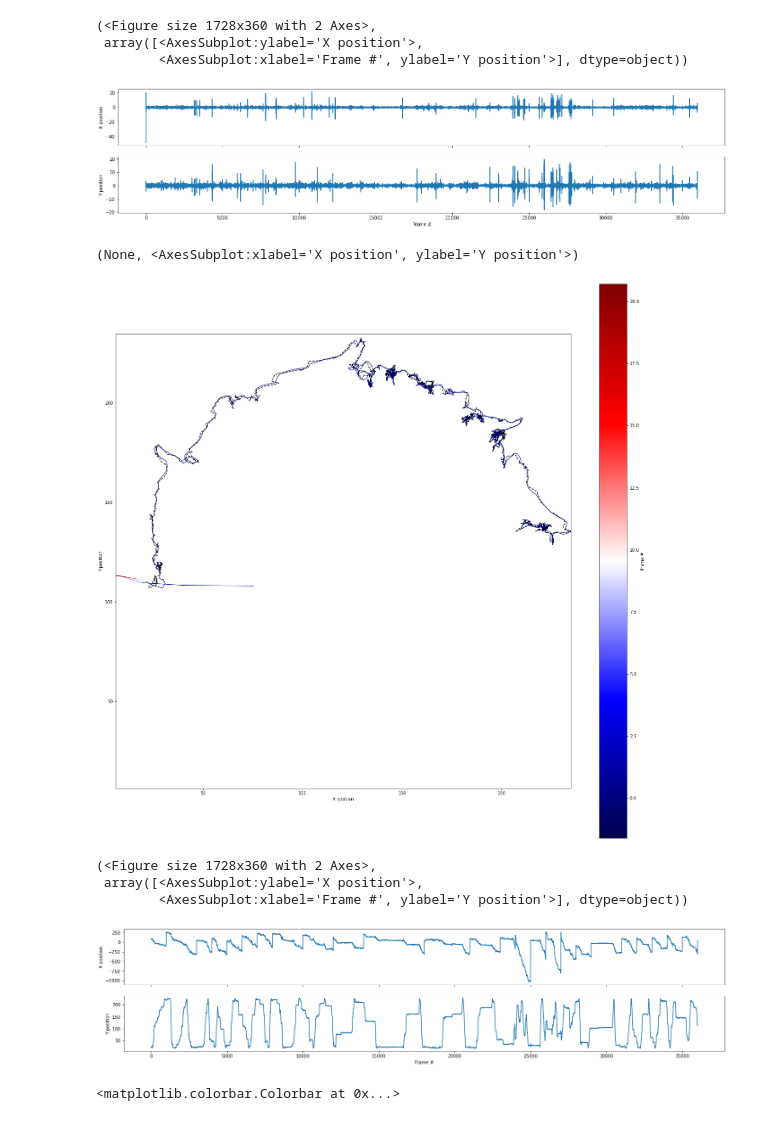
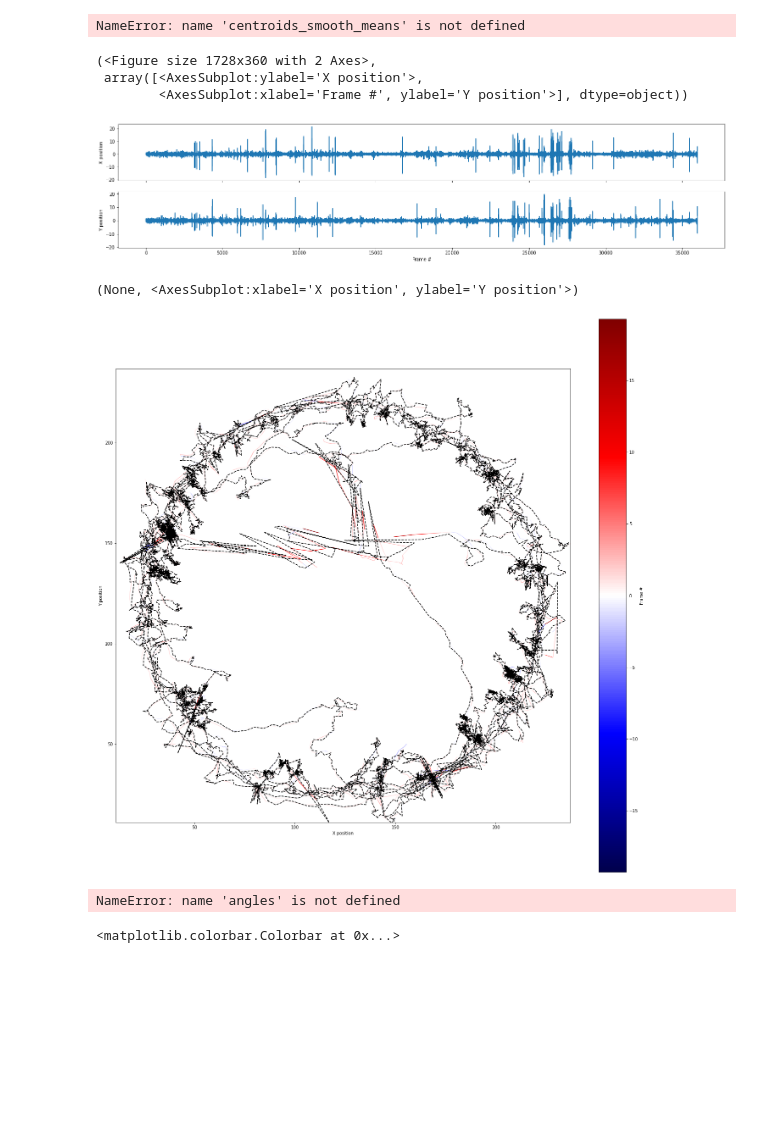
Before and after one commit to tischfieldlab/moseq2-detectron-extract, a Jupyter notebook: notebooks/kalman.ipynb, the cells around one changed output. Drawn from its saved outputs; the diff is of its cells as text; code cells hidden in the pictures; blank space fills up the shorter version.

```diff
--- a/notebooks/kalman.ipynb
+++ b/notebooks/kalman.ipynb
@@ -83,18 +87,24 @@ def calc_keypoint_dist(frames):
                 dist[f, i, j] = math.sqrt( ((frames[f, i, 0]-frames[f, j, 0])**2) + ((frames[f, i, 1]-frames[f, j, 1])**2) )
     return dist
 # %%
-dataset_path = r"D:\moseq-extract-testing\test_2animal_full_timecourse\20MOS08-F\session_20201026124130\proc_5k\results_00.h5"
+#dataset_path = r"D:\moseq-extract-testing\test_2animal_full_timecourse\20MOS08-F\session_20201026124130\proc_5k\results_00.h5"
+dataset_path = r"C:\Users\Josh\Downloads\results_00.h5"
 # %%
 
 with h5py.File(dataset_path) as h5:
     centroids = np.stack((h5['/scalars/centroid_x_px'][()], h5['/scalars/centroid_x_px'][()]), axis=1)
-    angles = h5['/scalars/angle'][()]
+    # angles = h5['/scalars/angle'][()]
+    # angles = np.unwrap(h5['/scalars/angle'][()], period=360)
+    # angles = np.mod(h5['/scalars/angle'][()] + 180, 360) - 180
+    # angles = np.mod(h5['/scalars/angle'][()], 360)
     kpts = np.zeros((h5['/frames'].shape[0], len(default_keypoint_names), 2))
     for kpi, kp in enumerate(default_keypoint_names):
         for dimi, dim in enumerate(('x', 'y')):
             kpts[:, kpi, dimi] = h5[f'/keypoints/reference/{kp}_{dim}_px']
 #kpts = kpts.reshape(-1, len(default_keypoint_names)*3)
 print(kpts.shape)
+print(centroids.shape)
+print(angles.shape)
 
 
 plot_coords_2d(kpts[:, 0, 0], kpts[:, 0, 1])
@@ -134,3 +133,8 @@ kpts_smooth_means.shape
+# %%
+diff = centroids[:,:] - centroids_smooth_means[:,:]
+plot_coords(diff[:, 0], diff[:,1])
+# %% [output]
+NameError: name 'centroids_smooth_means' is not defined
 # %%
 diff = kpts[:,0,:] - kpts_smooth_means[:,0,:]
 plot_coords(diff[:, 0], diff[:,1])
@@ -138,25 +142,23 @@ plot_coords(diff[:, 0], diff[:,1])
 (<Figure size 1728x360 with 2 Axes>,
  array([<AxesSubplot:ylabel='X position'>,
         <AxesSubplot:xlabel='Frame #', ylabel='Y position'>], dtype=object))
-[figure, old version]
+[figure, new version]
 # %%
 sm_kpts = kpts_smooth_means
 ax=None
 b = 0
-e = 1000
+e = 10000
 fig, ax = plot_coords_2d(kpts[b:e,0,0], kpts[b:e,0,1], figsize=(24, 24), use_z=False)
 plot_coords_2d(sm_kpts[b:e, 0, 0], sm_kpts[b:e, 0, 1], z=np.max(kpts[b:e,0,:]-sm_kpts[b:e, 0, :], axis=1), cmap="seismic", ax=ax, figsize=(24, 24))
 # %% [output]
 (None, <AxesSubplot:xlabel='X position', ylabel='Y position'>)
-[figure, old version]
+[figure, new version]
 # %%
 adiff = angles - angles_smooth_means
-plot_coords(angles, angles_smooth_means)
+plot_coords(angles, adiff)
+#plt.plot(adiff)
 # %% [output]
-(<Figure size 1728x360 with 2 Axes>,
- array([<AxesSubplot:ylabel='X position'>,
-        <AxesSubplot:xlabel='Frame #', ylabel='Y position'>], dtype=object))
+NameError: name 'angles' is not defined
-[figure, removed]
 # %%
 pca = FastICA(n_components=8)
 transformed = pca.fit_transform(kpkpdist.reshape(kpts.shape[0], -1))
```
Also changed, not shown: parts of 5 cells of this notebook, 1 other file.
